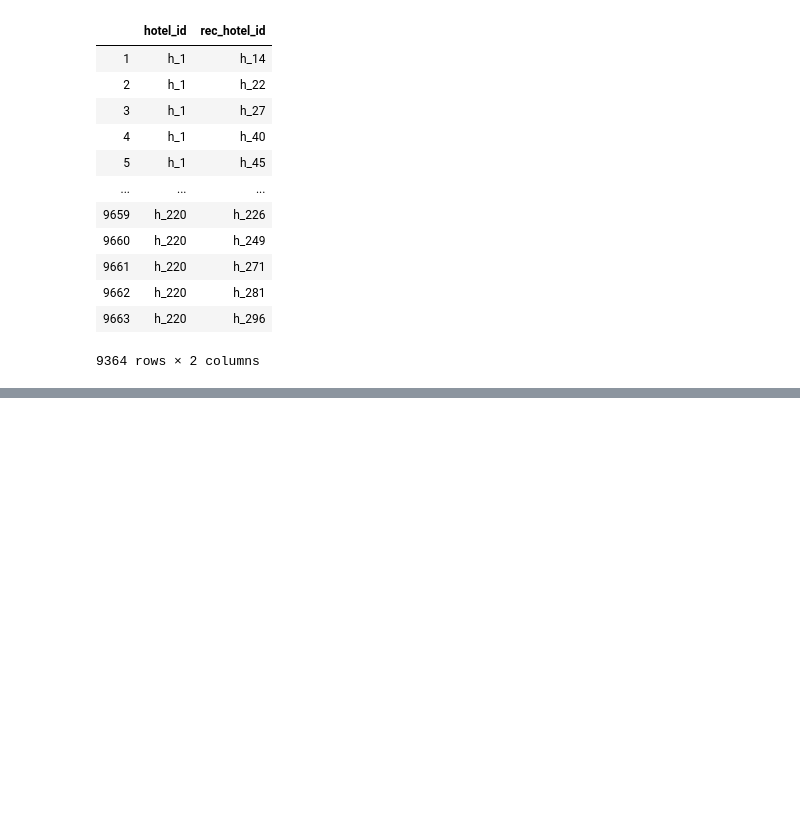
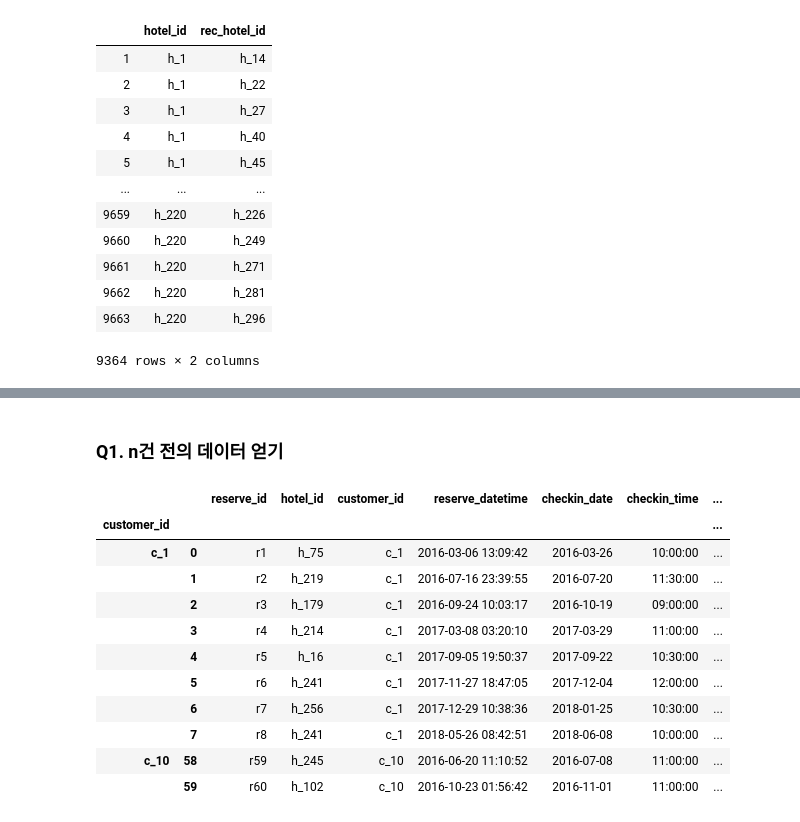
Before and after one commit to suhyun-cho/study, a Jupyter notebook: Data-Preprocessing/004_join.ipynb, the cells around one changed output, grey strips where cells are left out. Drawn from its saved outputs; the diff is of its cells as text; code cells hidden in the pictures; blank space fills up the shorter version.

```diff
--- a/Data-Preprocessing/004_join.ipynb
+++ b/Data-Preprocessing/004_join.ipynb
@@ -144,0 +178,19 @@ pd.merge(base_hotel_mst, recommend_hotel_mst, on='join_area_id').loc[:,['hotel_i
+# %% [markdown]
+### Q1. n건 전의 데이터 얻기
+# %%
+# groupby한 데이터를 특정 컬럼 기준으로 sort_values적용
+result=reserve_tb.groupby('customer_id').apply(lambda group: group.sort_values(by='reserve_datetime', axis=0, inplace=False))
+result.head(10)
+# %% [output]
+|  |  | reserve_id | hotel_id | customer_id | reserve_datetime | checkin_date | checkin_time | ... |
+| customer_id |  |  |  |  |  |  |  | ... |
+| c_1 | 0 | r1 | h_75 | c_1 | 2016-03-06 13:09:42 | 2016-03-26 | 10:00:00 | ... |
+|  | 1 | r2 | h_219 | c_1 | 2016-07-16 23:39:55 | 2016-07-20 | 11:30:00 | ... |
+|  | 2 | r3 | h_179 | c_1 | 2016-09-24 10:03:17 | 2016-10-19 | 09:00:00 | ... |
+|  | 3 | r4 | h_214 | c_1 | 2017-03-08 03:20:10 | 2017-03-29 | 11:00:00 | ... |
+|  | 4 | r5 | h_16 | c_1 | 2017-09-05 19:50:37 | 2017-09-22 | 10:30:00 | ... |
+|  | 5 | r6 | h_241 | c_1 | 2017-11-27 18:47:05 | 2017-12-04 | 12:00:00 | ... |
+|  | 6 | r7 | h_256 | c_1 | 2017-12-29 10:38:36 | 2018-01-25 | 10:30:00 | ... |
+|  | 7 | r8 | h_241 | c_1 | 2018-05-26 08:42:51 | 2018-06-08 | 10:00:00 | ... |
+| c_10 | 58 | r59 | h_245 | c_10 | 2016-06-20 11:10:52 | 2016-07-08 | 11:00:00 | ... |
+|  | 59 | r60 | h_102 | c_10 | 2016-10-23 01:56:42 | 2016-11-01 | 11:00:00 | ... |
```
Also changed, not shown: parts of 14 cells of this notebook.
